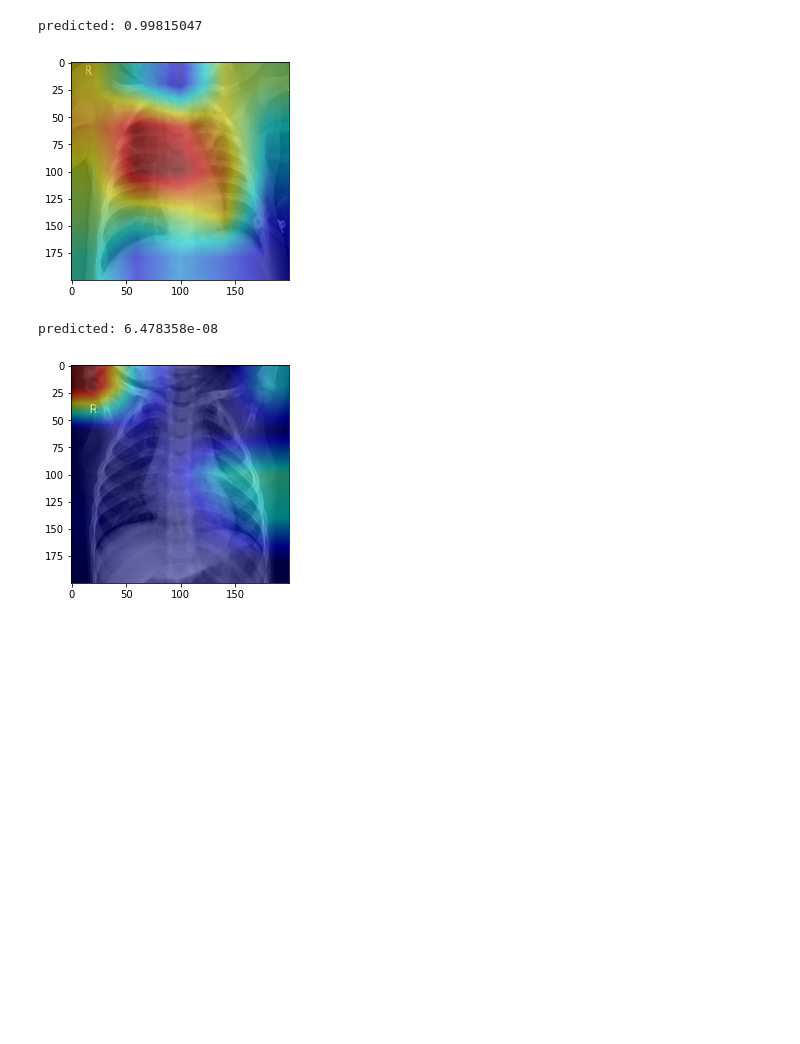
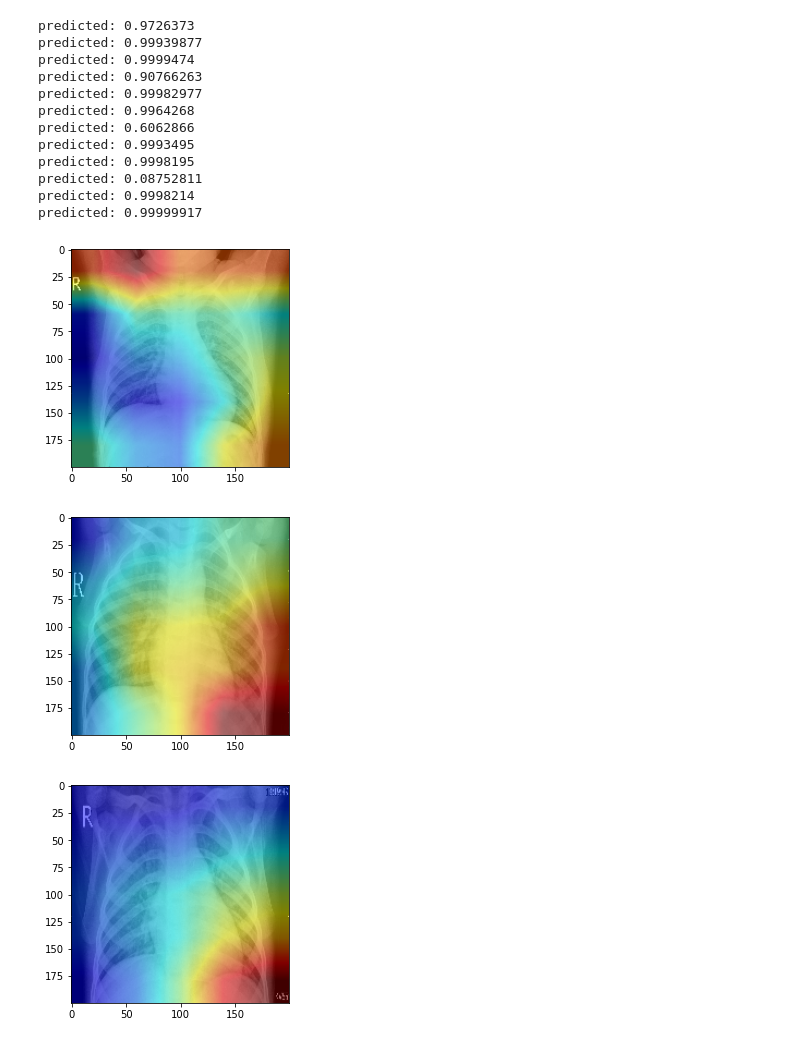
Before and after one commit to haadiyaansari/ComputerVisionFinalProject, a Jupyter notebook: ModifiedAlexNet.ipynb, the cells around one changed output. Saved outputs shown, nothing was run; the diff lists cells and outputs as text; code cells hidden in the pictures; blank space fills up the shorter version.

Commit message:
John's final updates to image size experiments code

```diff
--- a/ModifiedAlexNet.ipynb
+++ b/ModifiedAlexNet.ipynb
@@ -92,11 +124,12 @@ print(output[0][0])
 # %%
-# saliency map functions (currently fixing the last one to superimpose image instead of printing side by side)
+# This cell defines the saliency map functions
+
 def build_model_produce_gradients(img, top):
     # build model with same input but with 2 outputs, 1 for the last layer
     last_layer = classifier.get_layer('conv2d_4')
     activations = models.Model([classifier.inputs], [last_layer.output, classifier.output])
 
-    # print probabilities of pnemonia or not
+    # print probabilities of pneumonia or not
     pred = classifier.predict(img)[0][0]
     print('predicted: ' + str(pred))
     class_label = round(pred)
@@ -106,18 +139,15 @@ def build_model_produce_gradients(img, top):
         # run model on image get grads + preds, find grads from last layer to output
         last_layer_out, pred = activations(img)
         loss = pred[0]
-        #print(loss)
         grads = gtape.gradient(loss, last_layer_out)
-        # print(grads)
 
     return grads, activations, last_layer_out, class_label
 
 def build_map(grads, last_layer_out, orig_size):
-    # formula 1 global avg pooling
+    # global avg pooling
     alpha = tf.reduce_mean(grads, axis=[1,2])
-    #print(alpha)
 
-    # formula 2 activation maps x importance
+    # activation maps x importance
     last_layer_out = np.transpose(last_layer_out[0])
     sal_map = np.tensordot(alpha, last_layer_out, axes=1)
     sal_map = tf.keras.activations.relu(sal_map)
@@ -130,6 +160,7 @@ def build_map(grads, last_layer_out, orig_size):
 
     return sal_map
 
+# input an image location, produce and save a heatmap of the models activations on it
 def saliency_map(raw_img, top):
     img, orig_size = preprocess_image(raw_img)
     grads, activations, last_layer_out, class_label = build_model_produce_gradients(img, top)
@@ -142,20 +173,49 @@ def saliency_map(raw_img, top):
     combo = cv2.addWeighted(img, 0.5, heatmap, 0.5, 0)
     plt.imshow(combo)
 
-    # fig, arr = plt.subplots(1, 1)
-    # arr.axis("off")
-    # arr.imshow(heatmap)
-    # plt.savefig('hm.png')
+    fig, arr = plt.subplots(1, 1)
+    arr.imshow(heatmap)
+    plt.savefig(raw_img + '_HM.jpg')
-# %%
-raw_img = 'chest_xray/test/PNEUMONIA/person8_virus_27.jpeg'
-saliency_map(raw_img, 0)
-# %% [output]
-predicted: 0.99815047
-[figure, removed]
-# %%
-raw_img = 'chest_xray/train/NORMAL/IM-0117-0001.jpeg'
-#raw_img = 'cat_and_dog.jpg'
-saliency_map(raw_img, 0)
-# %% [output]
-predicted: 6.478358e-08
-[figure, removed]
+# %%
+# This cell produces saliency maps for 4 normal, bacterial, and viral chest xrays
+
+norm = []
+bact = []
+viral = []
+
+# 4 selected images from each category for saliency map for comparison
+norm.append(r'chest_xray\val\NORMAL\NORMAL2-IM-1427-0001.jpeg')
+norm.append(r'chest_xray\val\NORMAL\NORMAL2-IM-1430-0001.jpeg')
+norm.append(r'chest_xray\val\NORMAL\NORMAL2-IM-1431-0001.jpeg')
+norm.append(r'chest_xray\val\NORMAL\NORMAL2-IM-1442-0001.jpeg')
+
+bact.append(r'chest_xray\val\PNEUMONIA\person1950_bacteria_4881.jpeg')
+bact.append(r'chest_xray\val\PNEUMONIA\person1954_bacteria_4886.jpeg')
+bact.append(r'chest_xray\val\PNEUMONIA\person1947_bacteria_4876.jpeg')
+bact.append(r'chest_xray\val\PNEUMONIA\person1946_bacteria_4874.jpeg')
+
+viral.append(r'chest_xray\test\PNEUMONIA\person62_virus_119.jpeg')
+viral.append(r'chest_xray\test\PNEUMONIA\person1672_virus_2888.jpeg')
+viral.append(r'chest_xray\test\PNEUMONIA\person1662_virus_2875.jpeg')
+viral.append(r'chest_xray\test\PNEUMONIA\person1660_virus_2869.jpeg')
+
+for i in range(len(norm)):
+    saliency_map(norm[i], 0)
+    saliency_map(bact[i], 0)
+    saliency_map(viral[i], 0)
+# %% [output]
+predicted: 0.9726373
+predicted: 0.99939877
+predicted: 0.9999474
+predicted: 0.90766263
+predicted: 0.99982977
+predicted: 0.9964268
+predicted: 0.6062866
+predicted: 0.9993495
+predicted: 0.9998195
+predicted: 0.08752811
+predicted: 0.9998214
+predicted: 0.99999917
+[figure, added]
+[figure, added]
+[figure, added]
```
Also changed, not shown: parts of 12 cells of this notebook.
